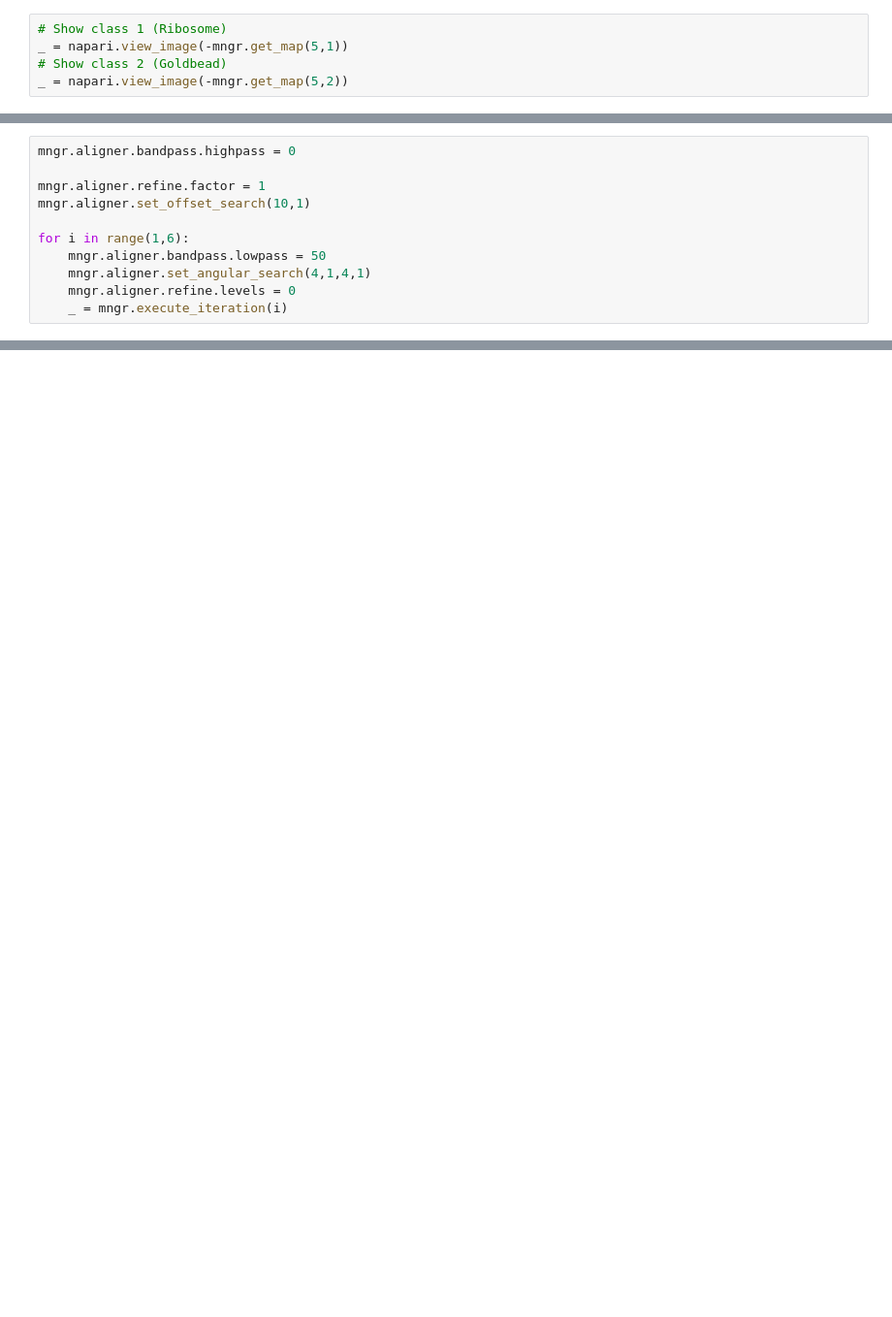
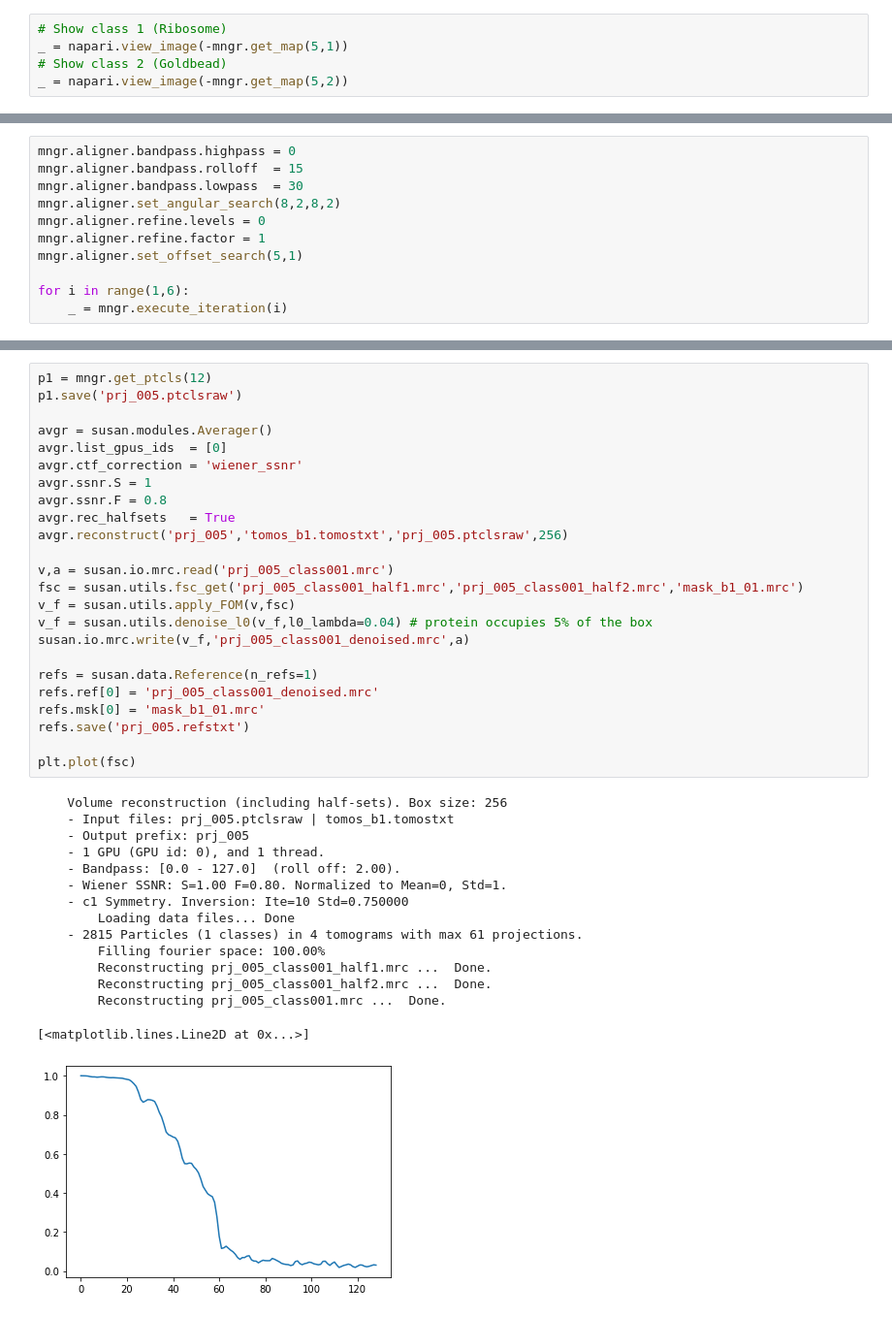
Before and after one commit to rkms86/SUSAN, a Jupyter notebook: +SUSAN/tutorial_01/workflow.ipynb, the cells around one changed output, grey strips where cells are left out. Shown: that part at 97% size. Saved outputs shown, nothing was run; the diff lists cells and outputs as text; blank space fills up the shorter version.

```diff
--- a/+SUSAN/tutorial_01/workflow.ipynb
+++ b/+SUSAN/tutorial_01/workflow.ipynb
@@ -342,13 +365,13 @@ mngr.iteration_type = 3
 # %%
 mngr.aligner.bandpass.highpass = 0
-
+mngr.aligner.bandpass.rolloff  = 15
+mngr.aligner.bandpass.lowpass  = 30
+mngr.aligner.set_angular_search(8,2,8,2)
+mngr.aligner.refine.levels = 0
 mngr.aligner.refine.factor = 1
-mngr.aligner.set_offset_search(10,1)
+mngr.aligner.set_offset_search(5,1)
 
 for i in range(1,6):
-    mngr.aligner.bandpass.lowpass = 50
-    mngr.aligner.set_angular_search(4,1,4,1)
-    mngr.aligner.refine.levels = 0
     _ = mngr.execute_iteration(i)
 # %% [output]
 ============================
@@ -455,0 +533,40 @@ _ = plt.hist(ptcls.ali_cc[0],100)
+# %%
+p1 = mngr.get_ptcls(12)
+p1.save('prj_005.ptclsraw')
+
+avgr = susan.modules.Averager()
+avgr.list_gpus_ids  = [0]
+avgr.ctf_correction = 'wiener_ssnr'
+avgr.ssnr.S = 1
+avgr.ssnr.F = 0.8
+avgr.rec_halfsets   = True
+avgr.reconstruct('prj_005','tomos_b1.tomostxt','prj_005.ptclsraw',256)
+
+v,a = susan.io.mrc.read('prj_005_class001.mrc')
+fsc = susan.utils.fsc_get('prj_005_class001_half1.mrc','prj_005_class001_half2.mrc','mask_b1_01.mrc')
+v_f = susan.utils.apply_FOM(v,fsc)
+v_f = susan.utils.denoise_l0(v_f,l0_lambda=0.04) # protein occupies 5% of the box
+susan.io.mrc.write(v_f,'prj_005_class001_denoised.mrc',a)
+
+refs = susan.data.Reference(n_refs=1)
+refs.ref[0] = 'prj_005_class001_denoised.mrc'
+refs.msk[0] = 'mask_b1_01.mrc'
+refs.save('prj_005.refstxt')
+
+plt.plot(fsc)
+# %% [output]
+    Volume reconstruction (including half-sets). Box size: 256
+    - Input files: prj_005.ptclsraw | tomos_b1.tomostxt
+    - Output prefix: prj_005
+    - 1 GPU (GPU id: 0), and 1 thread.
+    - Bandpass: [0.0 - 127.0]  (roll off: 2.00).
+    - Wiener SSNR: S=1.00 F=0.80. Normalized to Mean=0, Std=1.
+    - c1 Symmetry. Inversion: Ite=10 Std=0.750000
+        Loading data files... Done
+    - 2815 Particles (1 classes) in 4 tomograms with max 61 projections.
+        Filling fourier space: 100.00%
+        Reconstructing prj_005_class001_half1.mrc ...  Done.
+        Reconstructing prj_005_class001_half2.mrc ...  Done.
+        Reconstructing prj_005_class001.mrc ...  Done.
+[<matplotlib.lines.Line2D at 0x...>]
+[figure, added]
```
Also changed, not shown: parts of 24 cells of this notebook, 2 other files.
